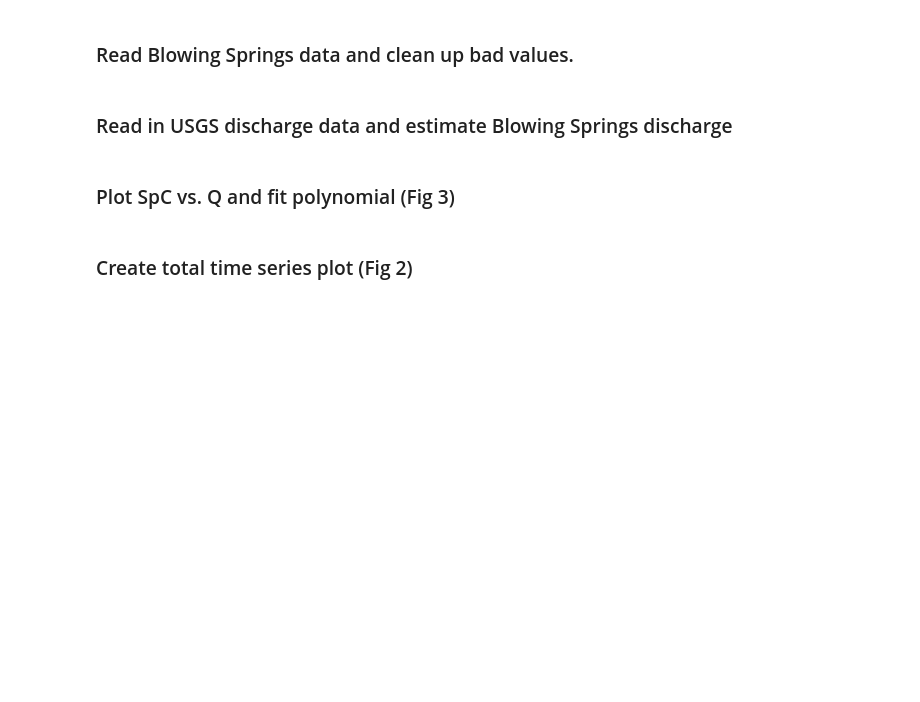
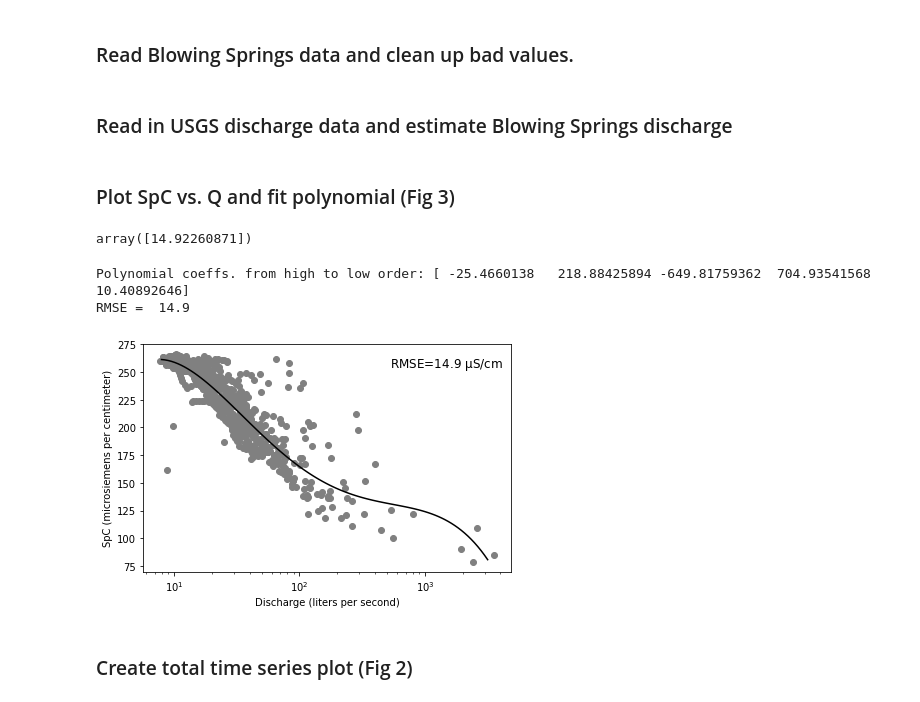
Before and after one commit to CovingtonResearchGroup/Cave-Airflow-and-Dissolution-Rates-Blowing-Springs, a Jupyter notebook: Blowing-Springs-Plots-for-manuscript-final-version.ipynb, the cells around one changed output. Cells and saved outputs as stored; diff of their text form; code cells hidden in the pictures; blank space fills up the shorter version.

```diff
--- a/Blowing-Springs-Plots-for-manuscript-final-version.ipynb
+++ b/Blowing-Springs-Plots-for-manuscript-final-version.ipynb
@@ -78,21 +82,34 @@ bs_q_est = (sc.discharge*cms_per_cfs*0.0066 + 0.0023) * cms_to_ls
+# %%
+sqrt(residuals/len(qspc.q))
+# %% [output]
+array([14.92260871])
 # %%
 #Resample SpC on daily frequency
 qspc = DataFrame({'q':bs_q_est.values, 'cond':Cond_temp_corrected.resample('d').mean().values}, index=bs_q_est.index)
 #Get rid of NaNs (missing data)
 qspc = qspc.dropna()
 #Fit polynomial
-pmod = polyfit(log10(qspc.q), qspc.cond,4)
+pmod, residuals, rank, singular_values, rcond = polyfit(log10(qspc.q), qspc.cond,4, full=True)
 pfit = poly1d(pmod)
 print ("Polynomial coeffs. from high to low order:",pmod)
+
+RMSE = sqrt(residuals/len(qspc.q))[0]
+print("RMSE = ",str(RMSE)[:4])
 
 figure()
 semilogx(qspc.q,qspc.cond,'o',color='grey')
 xfit = linspace(0.9,3.5,100)
 plot(10**xfit,pfit(xfit),'k-', lw=1.5)
 xlabel('Discharge (liters per second)')
 ylabel('SpC (microsiemens per centimeter)')
+ax = gca()
+text(0.67,0.9, 'RMSE='+str(RMSE)[:4]+r' ${\rm \mu S/cm}$',transform=ax.transAxes, fontsize=12)
 tight_layout()
 savefig('Fig3.pdf')
+# %% [output]
+Polynomial coeffs. from high to low order: [ -25.4660138   218.88425894 -649.81759362  704.93541568   10.40892646]
+RMSE =  14.9
+[figure, added]
 # %% [markdown]
 ### Create total time series plot (Fig 2)
 # %%
```
Also changed, not shown: parts of 19 cells of this notebook, 12 other files.
